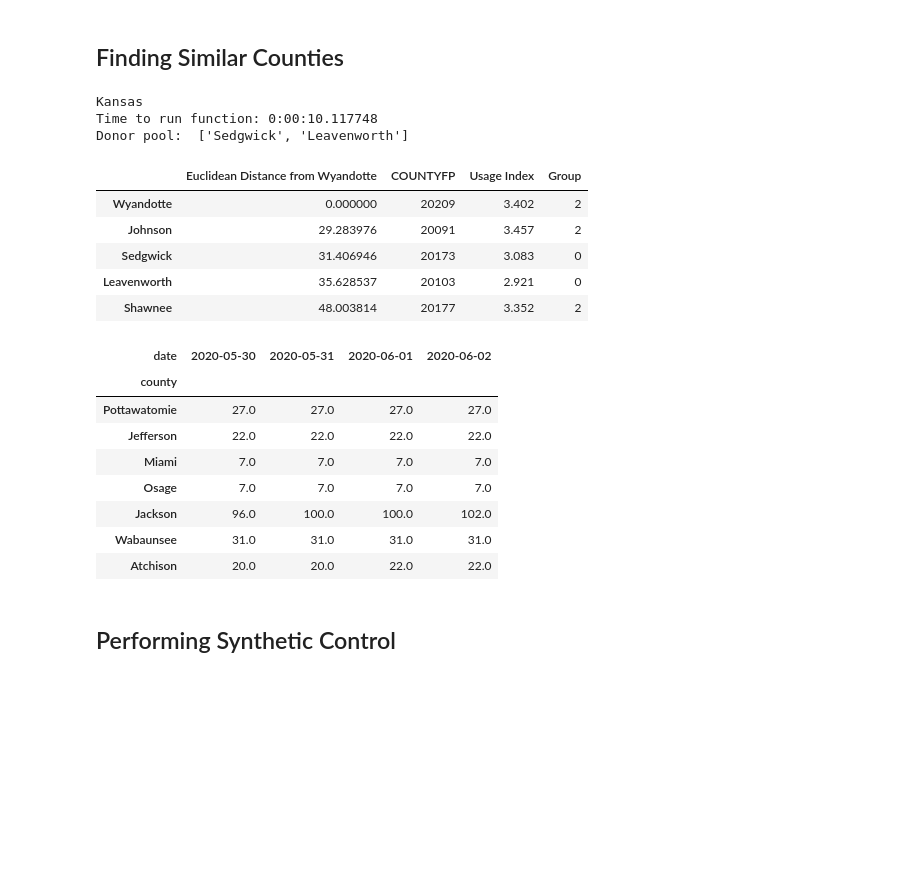
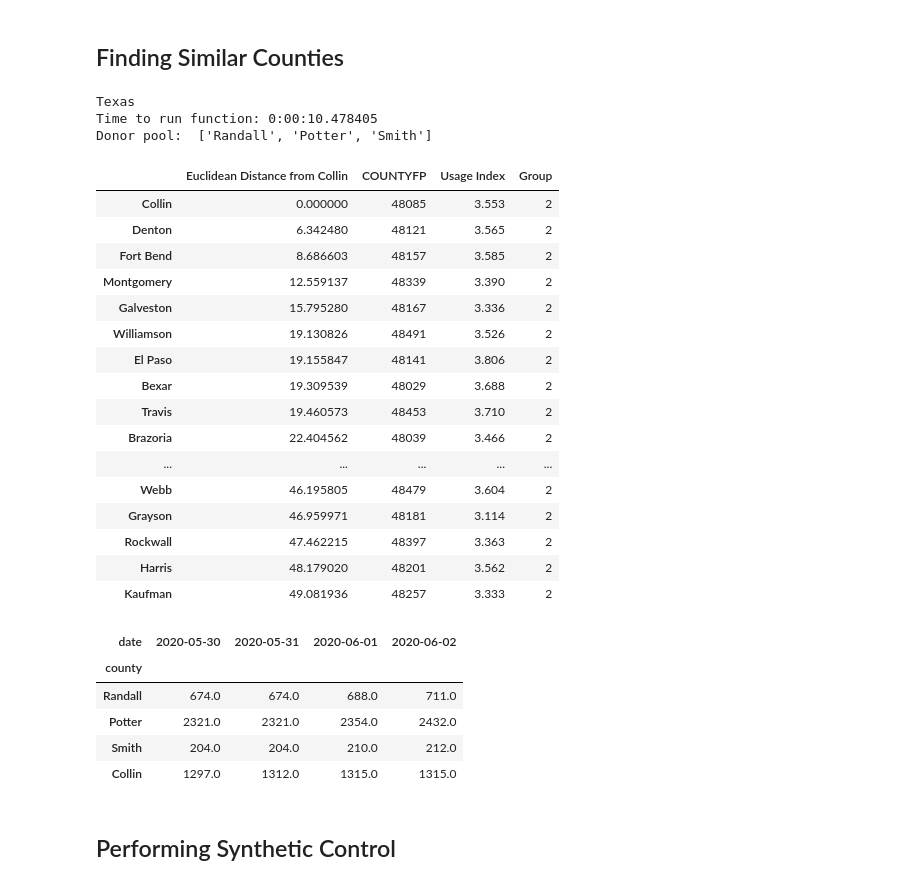
Before and after one commit to SparshJohri/Covid19Council, a Jupyter notebook: Actual Tool.ipynb, the cells around one changed output. Saved outputs shown, nothing was run; the diff lists cells and outputs as text; code cells hidden in the pictures; blank space fills up the shorter version.

```diff
--- a/Actual Tool.ipynb
+++ b/Actual Tool.ipynb
@@ -279,52 +279,63 @@ def extract_donor_pool(closeness_scores2, state_counties_mask_usage, counties_in
   return donor_pool, closeness_scores, mean_score, standard_deviation
 # %%
 format = "%Y-%m-%d"
-county = "Wyandotte" #to change
-target = "Kansas" #to change
+county = "Collin" #to change
+target = "Texas" #to change
 
 specific_intervention_dates = {"Kansas":"2020-06-02",
                                "Texas":"2020-07-02",
-                               "South Carolina":"2020-08-03",
+                               "South Carolina":"2020-07-29",
                                "Pennsylvania":"2020-07-01"}
 
 date   = "2020-06-01" #to change
 #date = specific_intervention_dates[target]
-start  = "2020-03-20" #to change
+start  = "2020-03-10" #to change
 end    = "2020-09-15" #to change
 max_euclidean_distance = 50
 counties_in_donor_pool = 6
 download_output = False
 
 
 ST_NAME = target
 intervention = date
 county_of_interest = str(county)
 days_prior = [1, 7, 15] #How many days before the intervention date do we want to consider?
 raw_X, X = get_raw_data(URL1, ST_NAME)
 age_databases = get_age_database_links(URL4)
 X = add_population_to_X(X, age_databases, target)
 X = further_scaling(X)
 extremes, state_counties_mask_usage = NYTimesMaskData(URL2, ST_NAME)
 
 closeness_scores2 = (find_closest_counties(X, county_of_interest).
                     sort_values("Euclidean Distance from "+county_of_interest).
                     query("`Euclidean Distance from "+county_of_interest+"` <= "+str(max_euclidean_distance)))
 
 donor_pool, closeness_scores, mean_score, standard_deviation = extract_donor_pool(closeness_scores2, state_counties_mask_usage, counties_in_donor_pool,
                                                                                   divisions = 2, middle_counterfactual = 0)
 
 print("Donor pool: ", donor_pool)
 closeness_scores#[closeness_scores["Group"]==0]
 # %% [output]
-Kansas
-Time to run function: 0:00:10.117748
-Donor pool:  ['Sedgwick', 'Leavenworth']
+Texas
+Time to run function: 0:00:10.478405
+Donor pool:  ['Randall', 'Potter', 'Smith']
-|  | Euclidean Distance from Wyandotte | COUNTYFP | Usage Index | Group |
-| Wyandotte | 0.000000 | 20209 | 3.402 | 2 |
-| Johnson | 29.283976 | 20091 | 3.457 | 2 |
-| Sedgwick | 31.406946 | 20173 | 3.083 | 0 |
-| Leavenworth | 35.628537 | 20103 | 2.921 | 0 |
-| Shawnee | 48.003814 | 20177 | 3.352 | 2 |
+|  | Euclidean Distance from Collin | COUNTYFP | Usage Index | Group |
+| Collin | 0.000000 | 48085 | 3.553 | 2 |
+| Denton | 6.342480 | 48121 | 3.565 | 2 |
+| Fort Bend | 8.686603 | 48157 | 3.585 | 2 |
+| Montgomery | 12.559137 | 48339 | 3.390 | 2 |
+| Galveston | 15.795280 | 48167 | 3.336 | 2 |
+| Williamson | 19.130826 | 48491 | 3.526 | 2 |
+| El Paso | 19.155847 | 48141 | 3.806 | 2 |
+| Bexar | 19.309539 | 48029 | 3.688 | 2 |
+| Travis | 19.460573 | 48453 | 3.710 | 2 |
+| Brazoria | 22.404562 | 48039 | 3.466 | 2 |
+| ... | ... | ... | ... | ... |
+| Webb | 46.195805 | 48479 | 3.604 | 2 |
+| Grayson | 46.959971 | 48181 | 3.114 | 2 |
+| Rockwall | 47.462215 | 48397 | 3.363 | 2 |
+| Harris | 48.179020 | 48201 | 3.562 | 2 |
+| Kaufman | 49.081936 | 48257 | 3.333 | 2 |
 # %%
 state = pd.read_csv(URL1, index_col=0)
 looking_for_alternative = "cases"
@@ -339,13 +350,10 @@ data[["2020-05-30", "2020-05-31", "2020-06-01", "2020-06-02"]]
 # %% [output]
 | date | 2020-05-30 | 2020-05-31 | 2020-06-01 | 2020-06-02 |
 | county |  |  |  |  |
-| Pottawatomie | 27.0 | 27.0 | 27.0 | 27.0 |
-| Jefferson | 22.0 | 22.0 | 22.0 | 22.0 |
-| Miami | 7.0 | 7.0 | 7.0 | 7.0 |
-| Osage | 7.0 | 7.0 | 7.0 | 7.0 |
-| Jackson | 96.0 | 100.0 | 100.0 | 102.0 |
-| Wabaunsee | 31.0 | 31.0 | 31.0 | 31.0 |
-| Atchison | 20.0 | 20.0 | 22.0 | 22.0 |
+| Randall | 674.0 | 674.0 | 688.0 | 711.0 |
+| Potter | 2321.0 | 2321.0 | 2354.0 | 2432.0 |
+| Smith | 204.0 | 204.0 | 210.0 | 212.0 |
+| Collin | 1297.0 | 1312.0 | 1315.0 | 1315.0 |
 # %% [markdown]
 ## Performing Synthetic Control
 # %%
```
Also changed, not shown: parts of 3 cells of this notebook.
